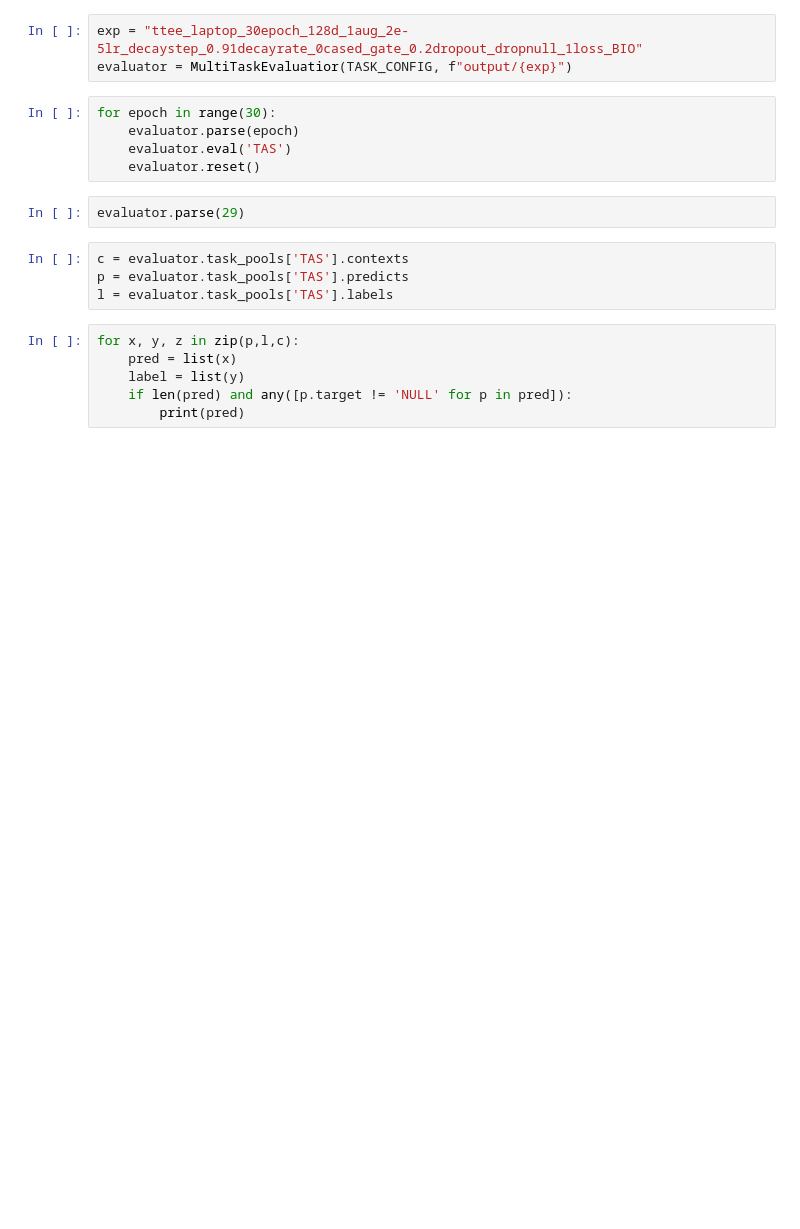
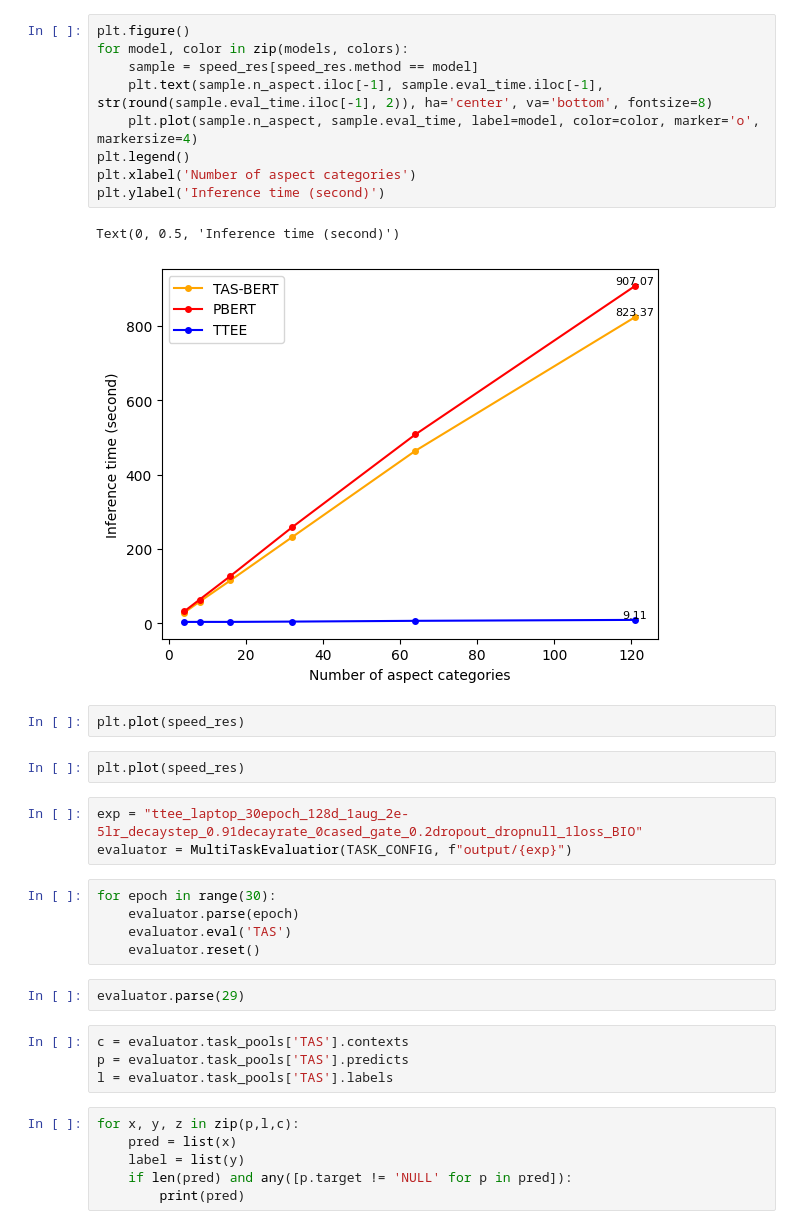
Before and after one commit to lzl19971215/TTEE, a Jupyter notebook: result_analysis.ipynb, the cells around one changed output. Drawn from its saved outputs; the diff is of its cells as text; blank space fills up the shorter version.

```diff
--- a/result_analysis.ipynb
+++ b/result_analysis.ipynb
@@ -4,3 +21,19 @@ from evaluate import MultiTaskEvaluatior, TASK_CONFIG
+# %%
+plt.figure()
+for model, color in zip(models, colors):
+    sample = speed_res[speed_res.method == model]
+    plt.text(sample.n_aspect.iloc[-1], sample.eval_time.iloc[-1], str(round(sample.eval_time.iloc[-1], 2)), ha='center', va='bottom', fontsize=8)
+    plt.plot(sample.n_aspect, sample.eval_time, label=model, color=color, marker='o', markersize=4)
+plt.legend()
+plt.xlabel('Number of aspect categories')
+plt.ylabel('Inference time (second)')
+# %% [output]
+Text(0, 0.5, 'Inference time (second)')
+[figure, added]
+# %%
+plt.plot(speed_res)
+# %%
+plt.plot(speed_res)
 # %%
 exp = "ttee_laptop_30epoch_128d_1aug_2e-5lr_decaystep_0.91decayrate_0cased_gate_0.2dropout_dropnull_1loss_BIO"
 evaluator = MultiTaskEvaluatior(TASK_CONFIG, f"output/{exp}")
```
Also changed, not shown: parts of 2 cells of this notebook.
